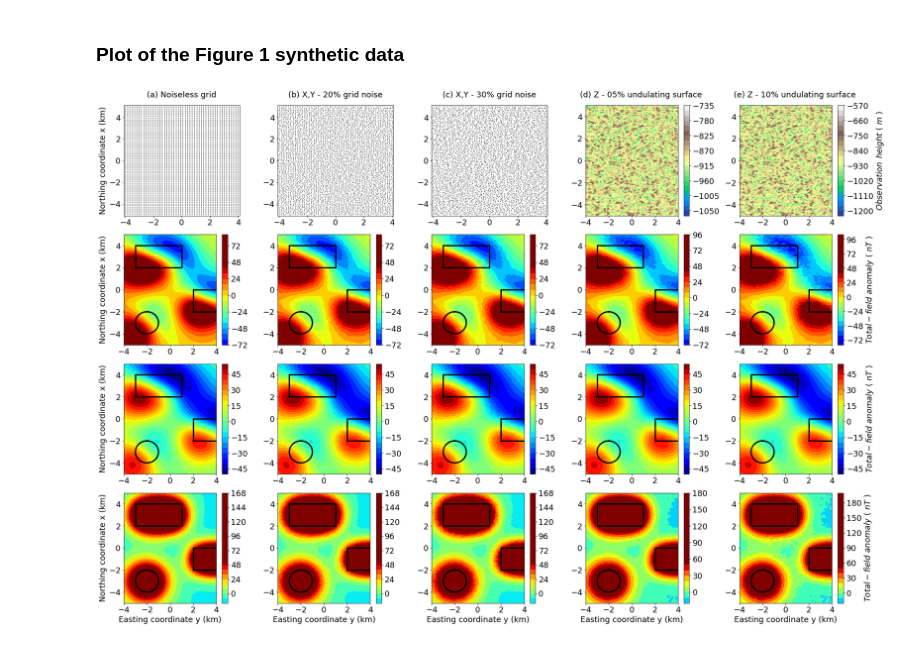
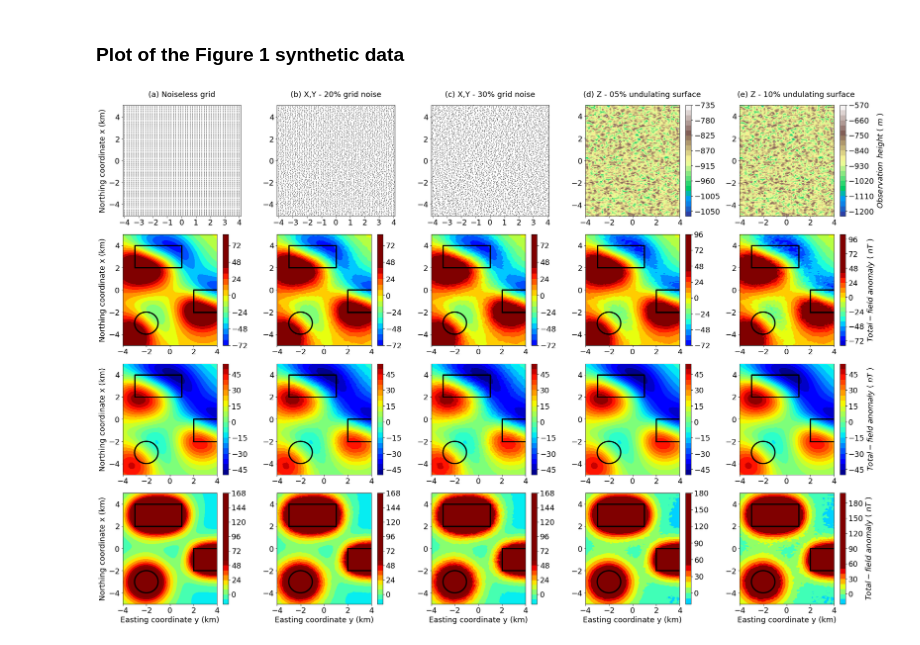
Before and after one commit to pinga-lab/eq_layer_mag_toeplitz, a Jupyter notebook: code/Figure_1_generator_v2.ipynb, the cells around one changed output. Drawn from its saved outputs; the diff is of its cells as text; code cells hidden in the pictures.

```diff
--- a/code/Figure_1_generator_v2.ipynb
+++ b/code/Figure_1_generator_v2.ipynb
@@ -76,7 +76,10 @@ y_p = [2., 4, 4, 2, 2.]
 x_p2 = [2, 2, 6, 6, 2]
 y_p2 = [-2, 0, 0, -2, -2.]
 
-fig = plt.figure(figsize=(25,17))
+height= 17.
+width = 25.
+height_per_width = height/width
+fig = plt.figure(figsize=(4.33*6,4.33*height_per_width*6))
 fig.patch.set_facecolor('xkcd:white')
 
 plt.subplot(451)
@@ -369,32 +372,32 @@ plt.plot(x_p,y_p,color="k", linewidth=3)
 plt.plot(x_p2,y_p2,color="k", linewidth=3)
 plt.plot(y, x, color="k", linewidth=3)
 cb = plt.colorbar(shrink=1)
 cb.ax.tick_params(labelsize=18)
 cb.set_label('$Total-field \,\, anomaly$ ( $nT$ )', rotation=90, fontsize=18)
 plt.xlim(np.min(yi_plot),np.max(yi_plot))
 plt.ylim(np.min(xi_plot),np.max(xi_plot))
 plt.xticks(fontsize=18)
 plt.yticks(fontsize=18)
 #plt.xlabel('Easting coordinate y (km)', fontsize=18)
 #plt.ylabel('Northing coordinate x (km)', fontsize=18)
 
 plt.subplot(4,5,20)
 #plt.title('(o)', y=0.91, x=-0.15, fontsize=18)
 plt.tricontourf(yi_plot, xi_plot,synthetic_irregular_z10_tf['tf_rtp'],22,vmin=scale_min2, vmax=scale_max2,cmap='jet')
 plt.plot(x_p,y_p,color="k", linewidth=3)
 plt.plot(x_p2,y_p2,color="k", linewidth=3)
 plt.plot(y, x, color="k", linewidth=3)
 cb = plt.colorbar(shrink=1)
 cb.ax.tick_params(labelsize=18)
 cb.set_label('$Total-field \,\, anomaly$ ( $nT$ )', rotation=90, fontsize=18)
 plt.xlim(np.min(yi_plot),np.max(yi_plot))
 plt.ylim(np.min(xi_plot),np.max(xi_plot))
 plt.xticks(fontsize=18)
 plt.yticks(fontsize=18)
 plt.xlabel('Easting coordinate y (km)', fontsize=18)
 #plt.ylabel('Northing coordinate x (km)', fontsize=18)
 
 plt.tight_layout()
-plt.savefig('figures/synthetic_data_comparison_v2.png', dpi=300)
+#plt.savefig('figures/Figure 4.png', dpi=300)
 # %% [output]
-[figure, old version]
+[figure, new version]
```
Also changed, not shown: 49 other files.
